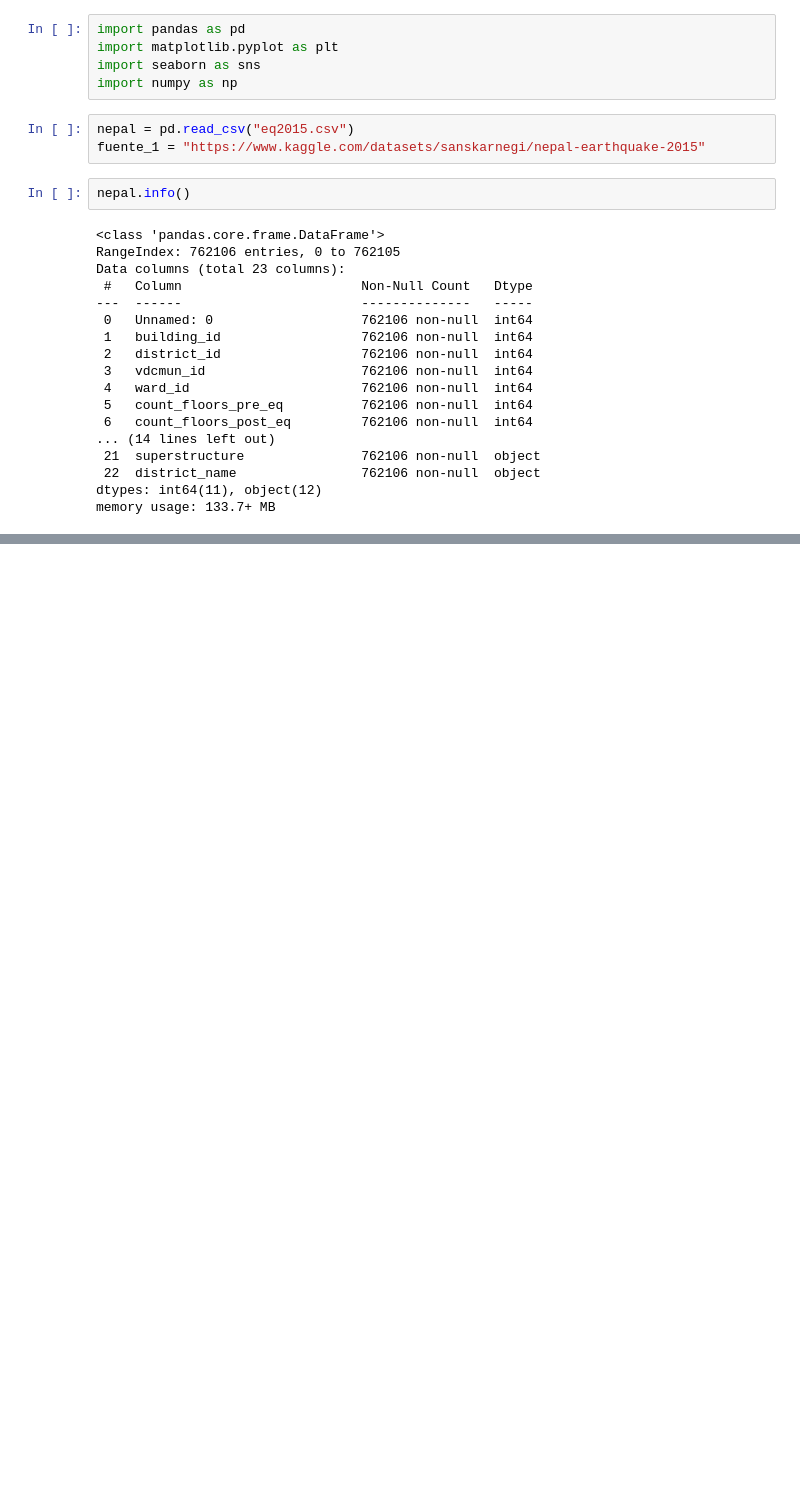
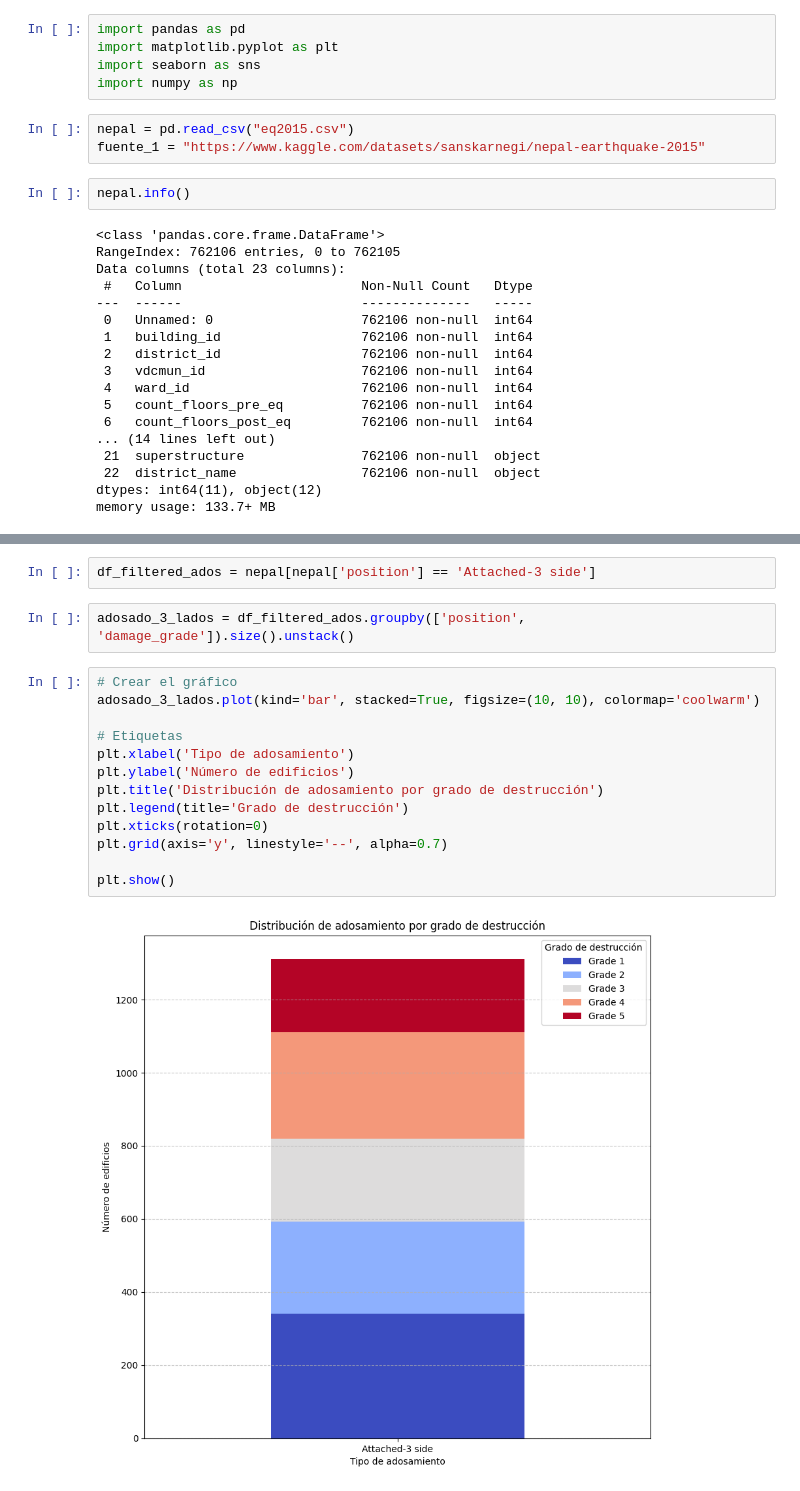
Before and after one commit to InigoLopez1999/ProyectoEDA_Inigo, a Jupyter notebook: Estudio hipótesis.ipynb, the cells around one changed output, grey strips where cells are left out. Cells and saved outputs as stored; diff of their text form; blank space fills up the shorter version.

```diff
--- a/Estudio hipótesis.ipynb
+++ b/Estudio hipótesis.ipynb
@@ -63,0 +103,19 @@ plt.show()
+# %%
+df_filtered_ados = nepal[nepal['position'] == 'Attached-3 side']
+# %%
+adosado_3_lados = df_filtered_ados.groupby(['position', 'damage_grade']).size().unstack()
+# %%
+# Crear el gráfico
+adosado_3_lados.plot(kind='bar', stacked=True, figsize=(10, 10), colormap='coolwarm')
+
+# Etiquetas
+plt.xlabel('Tipo de adosamiento')
+plt.ylabel('Número de edificios')
+plt.title('Distribución de adosamiento por grado de destrucción')
+plt.legend(title='Grado de destrucción')
+plt.xticks(rotation=0)
+plt.grid(axis='y', linestyle='--', alpha=0.7)
+
+plt.show()
+# %% [output]
+[figure, added]
```
Also changed, not shown: parts of 21 cells of this notebook, 1 other file.
